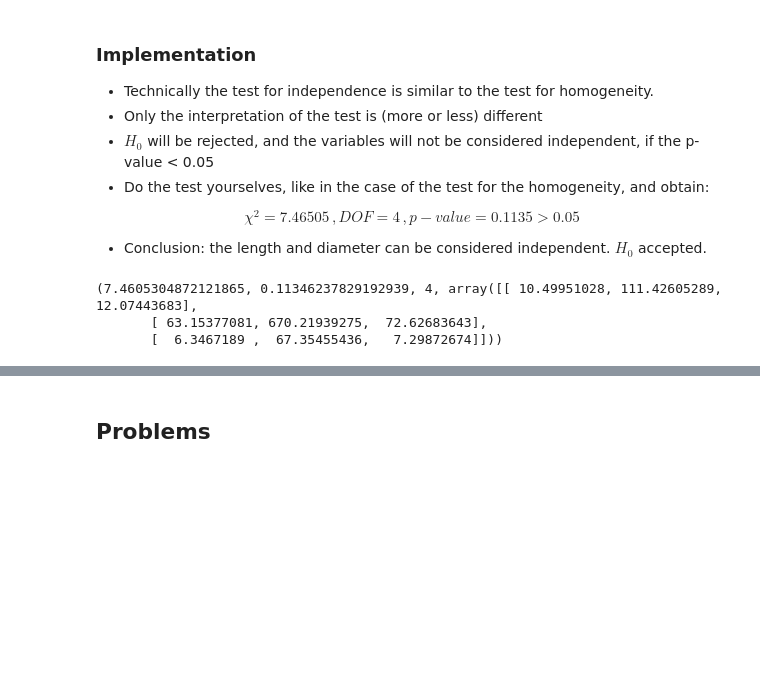
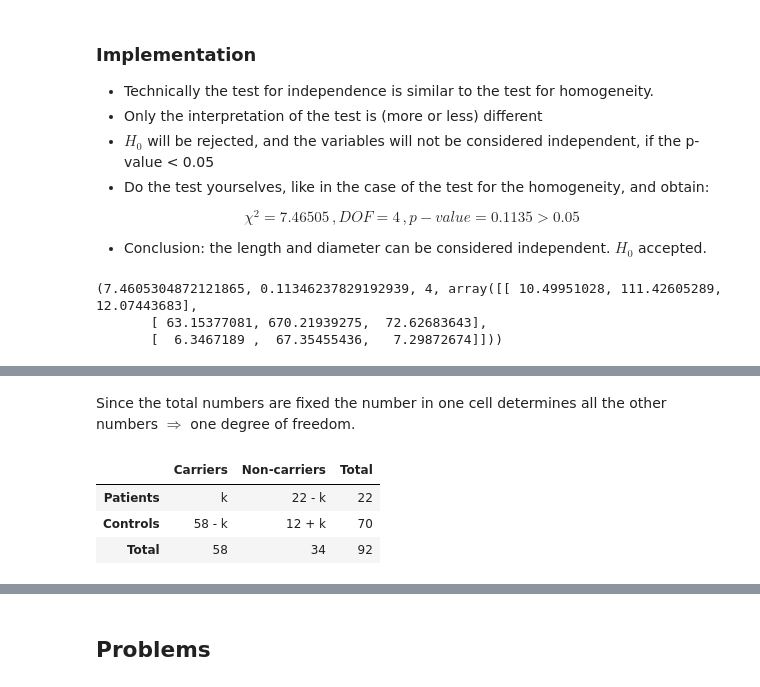
Before and after one commit to lsig/Statistics, a Jupyter notebook: Workbook.ipynb, the cells around one changed output, grey strips where cells are left out. Saved outputs shown, nothing was run; the diff lists cells and outputs as text; code cells hidden in the pictures; blank space fills up the shorter version.

```diff
--- a/Workbook.ipynb
+++ b/Workbook.ipynb
@@ -2297,0 +2423,14 @@ print(chi2_contingency(df2))
+# %% [markdown]
+Since the total numbers are fixed the number in one cell determines all the other numbers $\Rightarrow$ one degree of freedom.
+# %%
+import pandas as pd
+
+data = {'Carriers': ["k", "58 - k", 58], "Non-carriers": ["22 - k", "12 + k", 34], "Total": [22, 70, 92]}
+
+df = pd.DataFrame(data, index=["Patients", "Controls", "Total"])
+df
+# %% [output]
+|  | Carriers | Non-carriers | Total |
+| Patients | k | 22 - k | 22 |
+| Controls | 58 - k | 12 + k | 70 |
+| Total | 58 | 34 | 92 |
```
Also changed, not shown: parts of 13 cells of this notebook, 1 other file.
